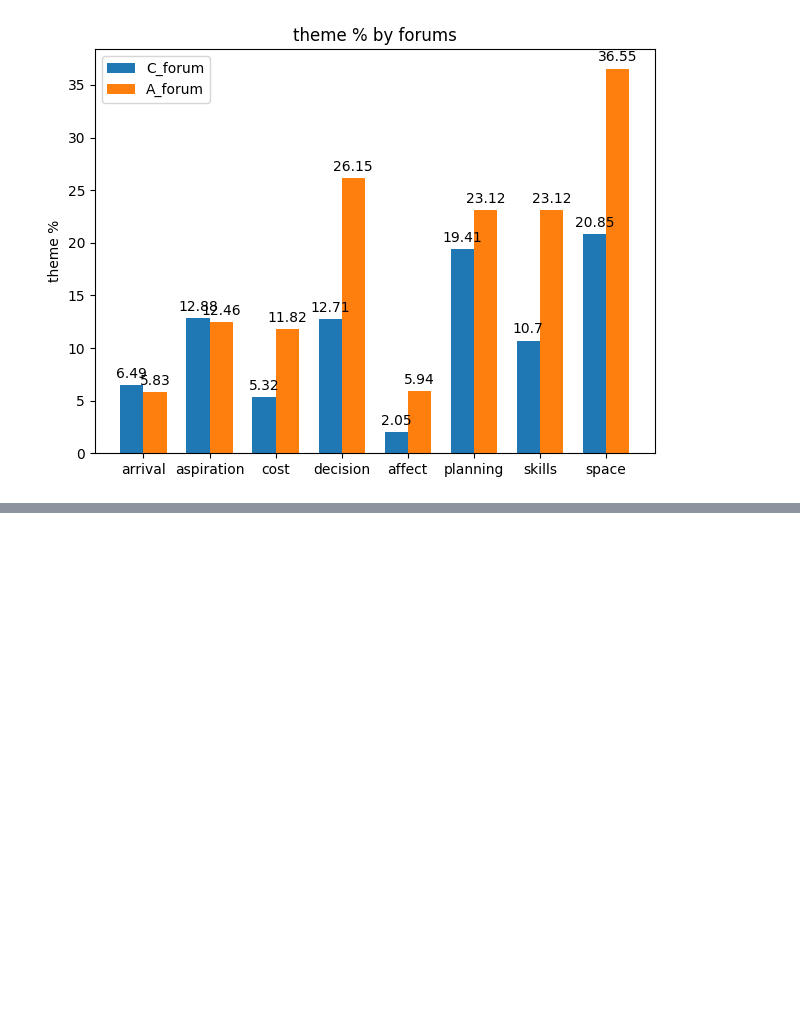
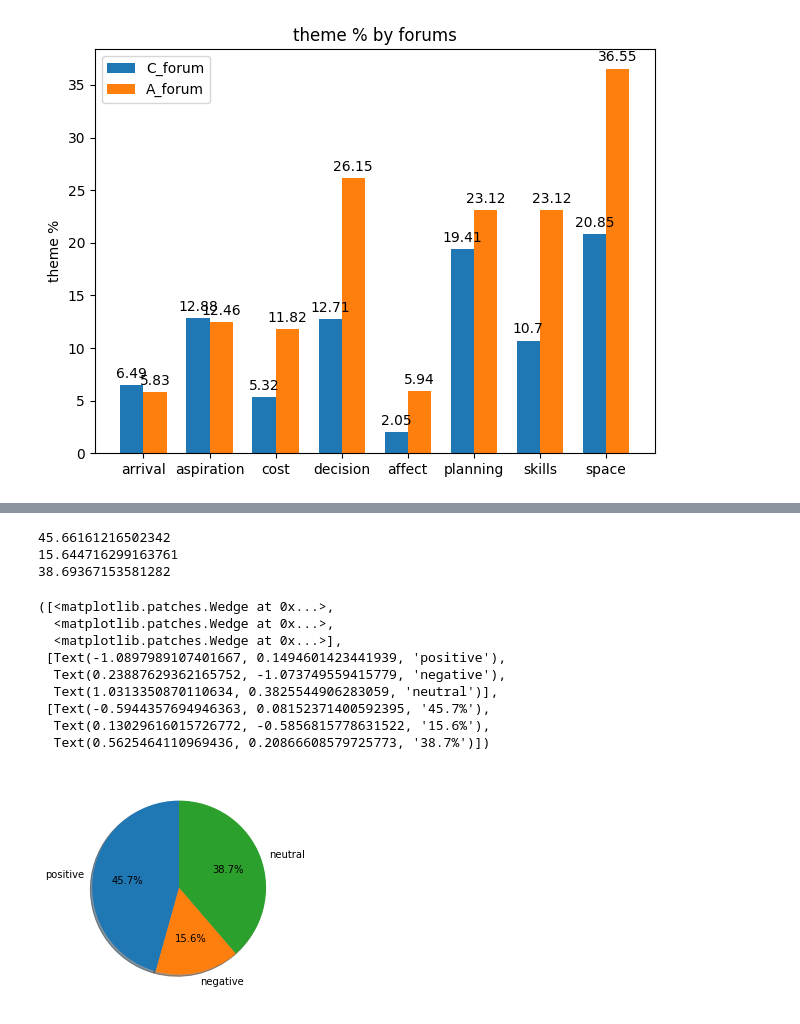
Before and after one commit to mkkhanzadi/AFdataanalysis, a Jupyter notebook: Comparative.ipynb, the cells around one changed output, grey strips where cells are left out. Cells and saved outputs as stored; diff of their text form; code cells hidden in the pictures; blank space fills up the shorter version.

```diff
--- a/Comparative.ipynb
+++ b/Comparative.ipynb
@@ -240,0 +370,17 @@ plt.show()
+# %%
+
+#compute sentiment scores (polarity) per message in Cforum from 2016
+
+sentiment_scores_tb = [round(TextBlob(messages).sentiment.polarity, 3) for messages in canada['Message_no_quotes']]
+sentiment_category_tb = ['positive' if score > 0
+                             else 'negative' if score < 0
+                                 else 'neutral'
+                                     for score in sentiment_scores_tb]
+
+#sentiment statistics per Message and csv with sentiment categories
+
+canada_sentiments = pd.DataFrame([list(canada['Message_no_quotes']), sentiment_scores_tb, sentiment_category_tb]).T
+canada_sentiments.columns = ['Messages', 'sentiment_score', 'sentiment_category']
+canada_sentiments['sentiment_score'] = canada_sentiments.sentiment_score.astype('float')
+canada_sentiments.groupby(by=['Messages']).describe()
+canada_sentiments.head()
@@ -240,0 +394,4 @@ plt.show()
+# %%
+from bs4 import BeautifulSoup
+canada_sentiments['Messages'] = [BeautifulSoup(text).get_text() for text in canada_sentiments['Messages']]
+canada_sentiments['Messages'].head()
@@ -240,0 +422,38 @@ plt.show()
+# %%
+#Total no. of postive, negative and neutral messages and their comparative percentages
+PositiveSentCforum = canada_sentiments.apply(lambda x: True if 'positive' in list(x) else False, axis=1)
+numOfPositiveRows = len(PositiveSentCforum[PositiveSentCforum == True].index)
+pctPos = numOfPositiveRows/len(canada_sentiments)*100
+print(pctPos)
+NegativeSentCforum = canada_sentiments.apply(lambda x: True if 'negative' in list(x) else False, axis=1)
+numOfNegativeRows = len(NegativeSentCforum[NegativeSentCforum == True].index)
+pctNeg = numOfNegativeRows/len(canada_sentiments)*100
+print(pctNeg)
+NeutralSentCforum = canada_sentiments.apply(lambda x: True if 'neutral' in list(x) else False, axis=1)
+numOfNeutralRows = len(NeutralSentCforum[NeutralSentCforum == True].index)
+pctNeut = numOfNeutralRows/len(canada_sentiments)*100
+print(pctNeut)
+
+import matplotlib.pyplot as plt
+
+labels = 'positive', 'negative', 'neutral'
+sizes = [pctPos, pctNeg, pctNeut]
+
+fig1, ax1 = plt.subplots()
+ax1.pie(sizes, labels=labels, autopct='%1.1f%%',
+        shadow=True, startangle=90)
+#ax1.axis('equal')  # Equal aspect ratio ensures that pie is drawn as a circle.
+# %% [output]
+45.66161216502342
+15.644716299163761
+38.69367153581282
+([<matplotlib.patches.Wedge at 0x...>,
+  <matplotlib.patches.Wedge at 0x...>,
+  <matplotlib.patches.Wedge at 0x...>],
+ [Text(-1.0897989107401667, 0.1494601423441939, 'positive'),
+  Text(0.23887629362165752, -1.073749559415779, 'negative'),
+  Text(1.0313350870110634, 0.3825544906283059, 'neutral')],
+ [Text(-0.5944357694946363, 0.08152371400592395, '45.7%'),
+  Text(0.13029616015726772, -0.5856815778631522, '15.6%'),
+  Text(0.5625464110969436, 0.20866608579725773, '38.7%')])
+[figure, added]
```
Also changed, not shown: parts of 19 cells of this notebook.
